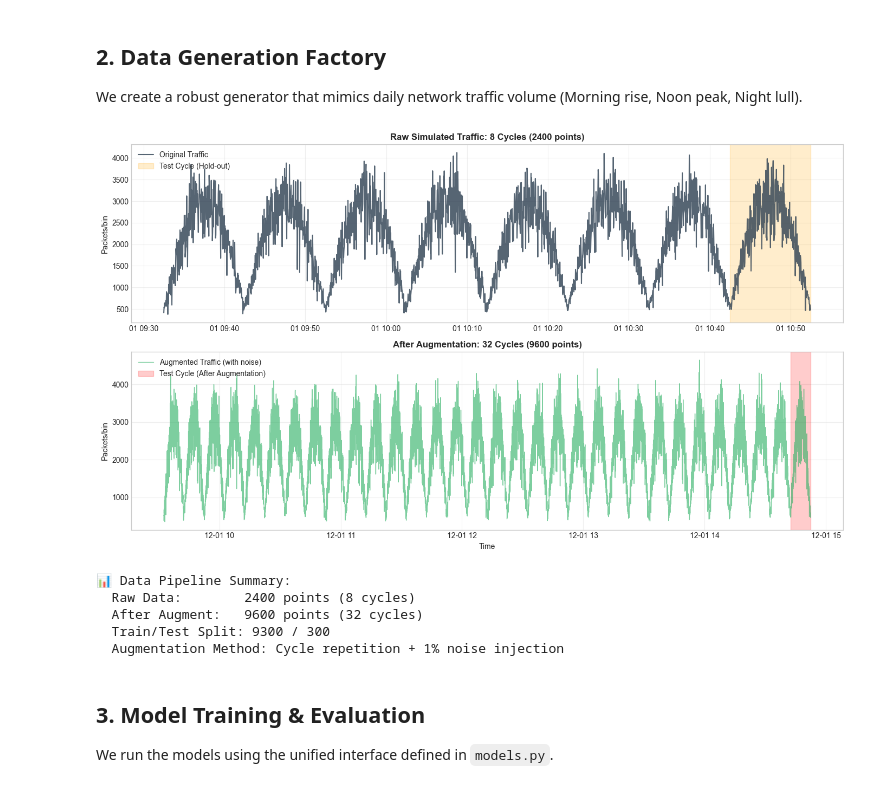
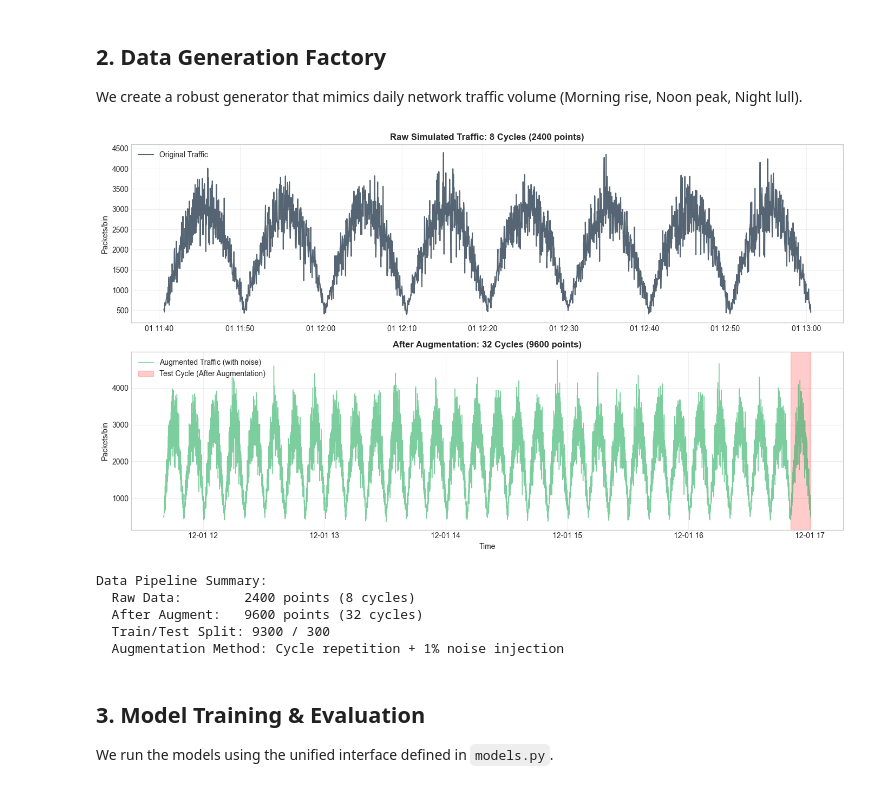
Before and after one commit to MaiDormo/ml-traffic-prediction, a Jupyter notebook: demo_days.ipynb, the cells around one changed output. Drawn from its saved outputs; the diff is of its cells as text; code cells hidden in the pictures.

```diff
--- a/demo_days.ipynb
+++ b/demo_days.ipynb
@@ -62,39 +62,34 @@ Test Horizon: 300 points (1 Cycle)
 We create a robust generator that mimics daily network traffic volume (Morning rise, Noon peak, Night lull).
 # %%
 def generate_traffic(config, cycle_len_sec, n_cycles):
-    """
-    Generates a sine-wave based traffic pattern with random noise.
-    Returns: DataFrame, DatasetMeta
-    """
+    """Generates a sine-wave based traffic pattern with random noise."""
     steps_per_cycle = int(cycle_len_sec / config.DT)
     total_steps = steps_per_cycle * n_cycles
 
-    # 1. Time Axis
+    # Build time axis from 0 to total_steps * DT
     t_vals = np.arange(total_steps) * config.DT
     start_date = datetime.now()
     timestamps = [start_date + timedelta(seconds=t) for t in t_vals]
 
-    # 2. Signal Generation (Sine Wave 0 to Pi representing Day/Night)
-    # We map one cycle to [0, pi] so sin(x) goes 0 -> 1 -> 0
+    # Map each cycle to [0, π] so sin() produces 0 → 1 → 0 (day/night pattern)
     cycle_progress = (t_vals % cycle_len_sec) / cycle_len_sec * np.pi
 
-    # Base Bandwidth + Peak Amplitude
+    # Base 2 Mbps + 10 Mbps amplitude sine wave
     intensity = 2.0 + (10.0 * np.sin(cycle_progress))
 
-    # 3. Convert to Packet Counts (Rough approximation)
-    # packets = (Mbps * 1e6 * dt) / (8 bits/byte * ~1000 bytes/packet)
+    # Convert Mbps to packet counts: (Mbps * 1e6 * dt) / (8 bits/byte * ~1000 bytes/pkt)
     base_packets = (intensity * 1e6 * config.DT) / 8000
 
-    # 4. Add Heteroscedastic Noise (Noise increases with volume)
-    noise_scale = base_packets * 0.15  # 15% variance
+    # Heteroscedastic noise: variance scales with traffic volume (15%)
+    noise_scale = base_packets * 0.15
     noise = np.random.normal(0, noise_scale, size=len(base_packets))
 
-    # Ensure non-negative
+    # Floor at 10 packets to avoid negative values
     final_packets = np.maximum(10, base_packets + noise)
 
     df = pd.DataFrame({'timestamp': timestamps, 'target': final_packets})
 
-    # 5. Construct Metadata manually since we skipped the processor
+    # Build metadata manually (bypassing DataProcessor)
     meta = DatasetMeta(
         period_seconds=cycle_len_sec,
         bins_per_cycle=steps_per_cycle,
@@ -104,59 +99,56 @@ def generate_traffic(config, cycle_len_sec, n_cycles):
 
     return df, meta
 
-# Generate
+# Generate synthetic traffic
 df_sim, meta = generate_traffic(cfg, CYCLE_LEN, NUM_CYCLES)
 
-# Visual Sanity Check - BEFORE augmentation
+# --- Visualization: Before vs After Augmentation ---
 fig, (ax1, ax2) = plt.subplots(2, 1, figsize=(14, 8))
 
-# --- Plot 1: Original Data ---
+# Plot 1: Raw generated data
 ax1.plot(df_sim['timestamp'], df_sim['target'], color='#2c3e50', alpha=0.8, linewidth=1.5, label='Original Traffic')
 test_start_idx = len(df_sim) - cfg.MAX_TEST_SAMPLES
-ax1.axvspan(df_sim['timestamp'].iloc[test_start_idx], df_sim['timestamp'].iloc[0],
-            color='orange', alpha=0.2, label='Test Cycle (Hold-out)')
 ax1.set_title(f"Raw Simulated Traffic: {NUM_CYCLES} Cycles ({len(df_sim)} points)", fontsize=12, fontweight='bold')
 ax1.set_ylabel("Packets/bin")
 ax1.legend()
 ax1.grid(True, alpha=0.3)
 
-# --- Plot 2: After Augmentation (Simulated) ---
-# Simulate what augmentation does
+# Plot 2: Simulate augmentation effect (multiply + add noise)
 augmented_cycles = []
 for i in range(cfg.AUGMENT_MULTIPLIER):
-    # Add noise to each repeated cycle
+    # Multiplicative noise: mean=1.0, std=5% variation per sample
     noise_factor = np.random.normal(1.0, 0.05, size=len(df_sim))
     augmented_data = df_sim['target'].values * noise_factor
-    augmented_data = np.maximum(10, augmented_data)  # Ensure non-negative
+    augmented_data = np.maximum(10, augmented_data)  # Floor at 10
     augmented_cycles.append(augmented_data)
 
 df_augmented = np.concatenate(augmented_cycles)
 t_augmented = np.arange(len(df_augmented)) * cfg.DT
 timestamps_aug = [df_sim['timestamp'].iloc[0] + timedelta(seconds=t) for t in t_augmented]
 
 ax2.plot(timestamps_aug, df_augmented, color='#27ae60', alpha=0.6, linewidth=1.0, label='Augmented Traffic (with noise)')
-# Highlight final test region after augmentation
 test_start_aug = len(df_augmented) - cfg.MAX_TEST_SAMPLES
 ax2.axvspan(timestamps_aug[test_start_aug], timestamps_aug[-1],
             color='red', alpha=0.2, label='Test Cycle (After Augmentation)')
 ax2.set_title(f"After Augmentation: {NUM_CYCLES * cfg.AUGMENT_MULTIPLIER} Cycles ({len(df_augmented)} points)",
               fontsize=12, fontweight='bold')
 ax2.set_ylabel("Packets/bin")
 ax2.set_xlabel("Time")
 ax2.legend()
 ax2.grid(True, alpha=0.3)
 
 plt.tight_layout()
 plt.show()
 
-print(f"\n📊 Data Pipeline Summary:")
+# Summary statistics
+print(f"\nData Pipeline Summary:")
 print(f"  Raw Data:        {len(df_sim)} points ({NUM_CYCLES} cycles)")
 print(f"  After Augment:   {len(df_augmented)} points ({NUM_CYCLES * cfg.AUGMENT_MULTIPLIER} cycles)")
 print(f"  Train/Test Split: {len(df_augmented) - cfg.MAX_TEST_SAMPLES} / {cfg.MAX_TEST_SAMPLES}")
 print(f"  Augmentation Method: Cycle repetition + {cfg.NOISE_LEVEL}% noise injection")
 # %% [output]
-[figure, old version]
+[figure, new version]
-📊 Data Pipeline Summary:
+Data Pipeline Summary:
   Raw Data:        2400 points (8 cycles)
   After Augment:   9600 points (32 cycles)
   Train/Test Split: 9300 / 300
```
Also changed, not shown: parts of 4 cells of this notebook, 20 other files.
